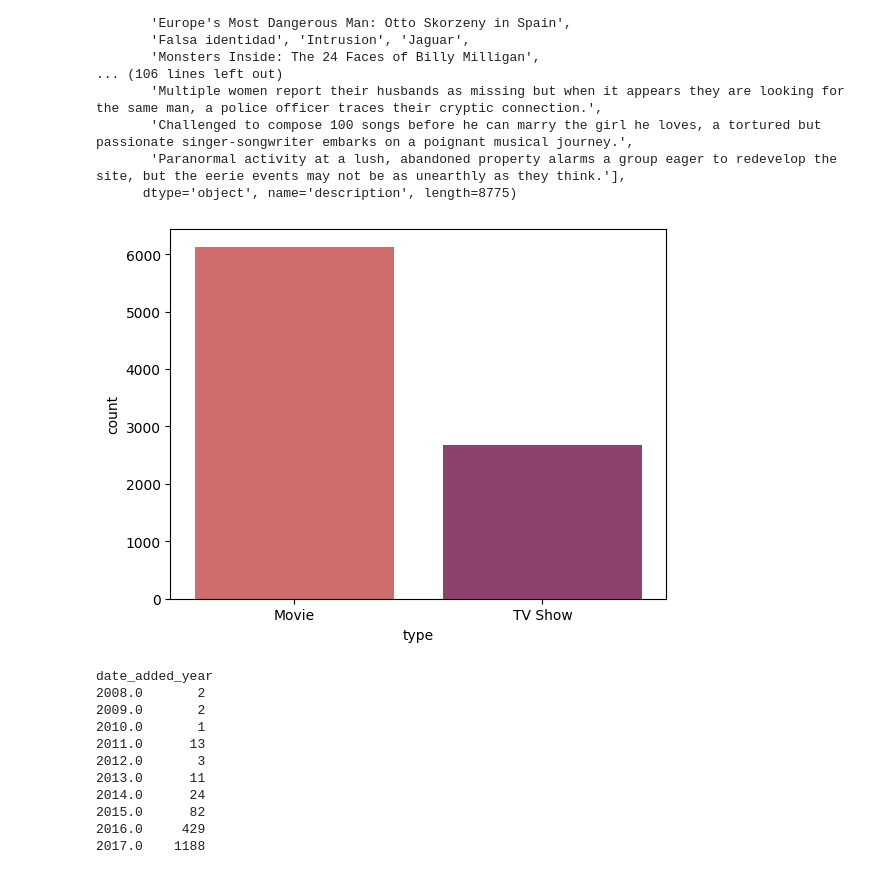
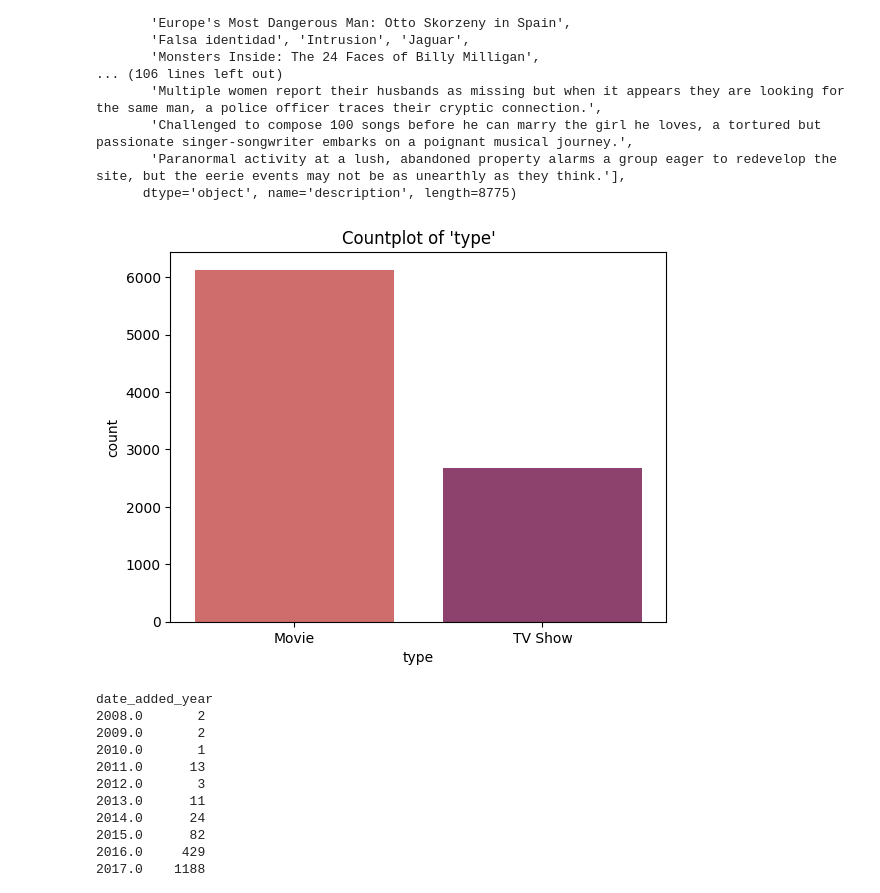
Before and after one commit to tajwinder-singh/netflix-eda, a Jupyter notebook: netflix_data_visualization.ipynb, the cells around one changed output. Saved outputs shown, nothing was run; the diff lists cells and outputs as text; code cells hidden in the pictures.

```diff
--- a/netflix_data_visualization.ipynb
+++ b/netflix_data_visualization.ipynb
@@ -200,8 +203,9 @@ The number of unique categories in 'title' feature are 8807 which include: Index
        'Paranormal activity at a lush, abandoned property alarms a group eager to redevelop the site, but the eerie events may not be as unearthly as they think.'],
       dtype='object', name='description', length=8775)
 # %%
-sns.countplot(x=df['type'], hue = df['type'], legend = False, palette = 'flare') # countplot of type feature
+sns.countplot(x=df['type'], hue = df['type'], legend = False, palette = 'flare') # countplot of 'type'
+plt.title("Countplot of 'type'")
 plt.show()
 # %% [output]
-[figure, old version]
+[figure, new version]
 # %%
```
Also changed, not shown: parts of 28 cells of this notebook.
